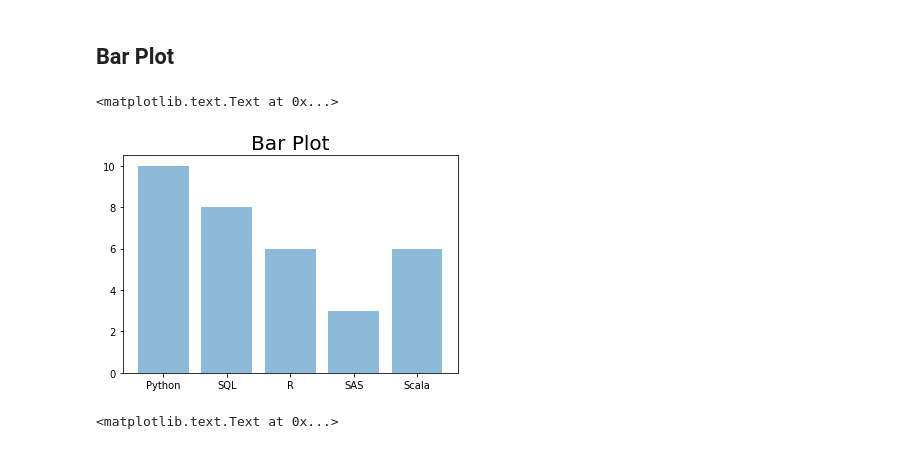
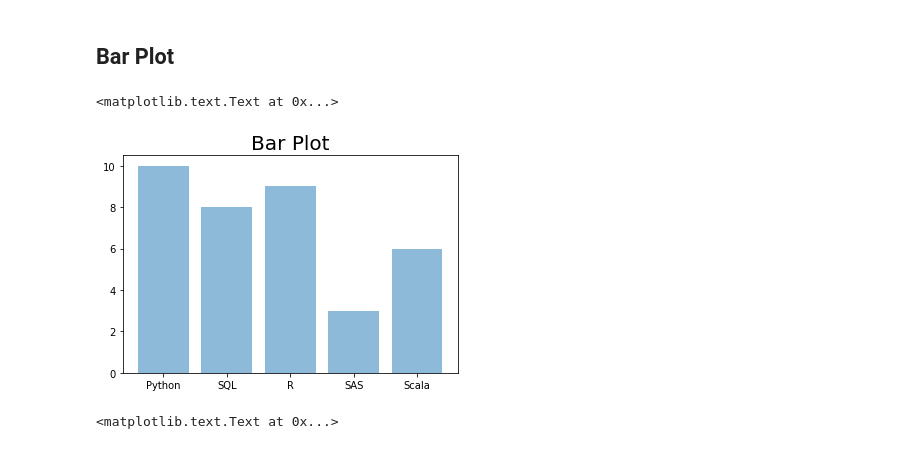
Before and after one commit to iamshihshan/PyOllyTutorial, a Jupyter notebook: 04_MatlibPlot.ipynb, the cells around one changed output. Saved outputs shown, nothing was run; the diff lists cells and outputs as text; code cells hidden in the pictures.

```diff
--- a/04_MatlibPlot.ipynb
+++ b/04_MatlibPlot.ipynb
@@ -198,13 +198,13 @@ plt.title('Scatter Plot', size=20)
 # %%
 x = ['Python', 'SQL', 'R', 'SAS', 'Scala']
 x_loc = np.arange(len(x))
-y = [10, 8, 6, 3,6]
+y = [10, 8, 9, 3,6]
 plt.bar(x_loc, y, alpha=0.5)
 plt.xticks(x_loc, x)
 plt.title('Bar Plot', size=20)
 # %% [output]
 <matplotlib.text.Text at 0x...>
-[figure, old version]
+[figure, new version]
 # %%
 x = ['Python', 'SQL', 'R', 'SAS', 'Scala']
 x_loc = np.arange(len(x))
```
Also changed, not shown: parts of 7 cells of this notebook, 1 other file.
